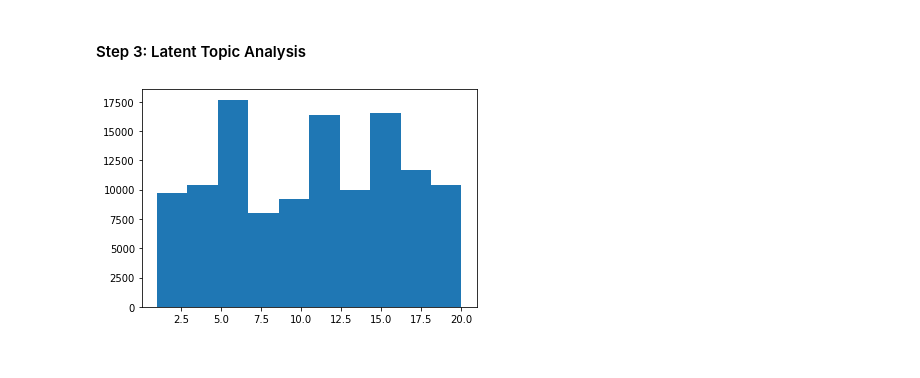
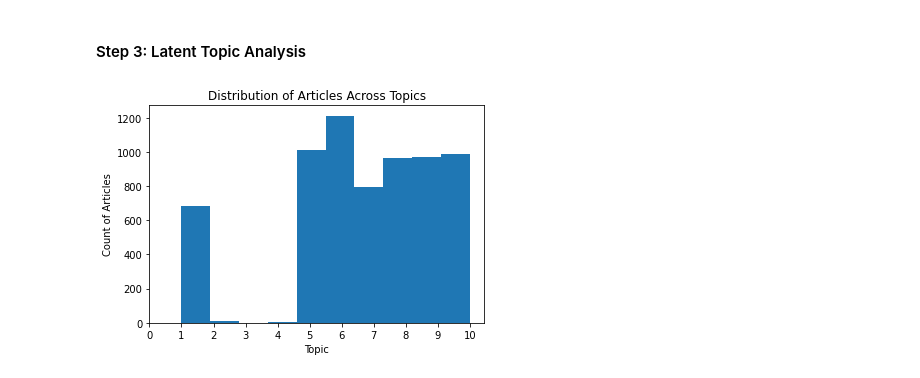
Before and after one commit to mlkimmins/OSCAR, a Jupyter notebook: topic_modeling.ipynb, the cells around one changed output. Drawn from its saved outputs; the diff is of its cells as text; code cells hidden in the pictures.

```diff
--- a/topic_modeling.ipynb
+++ b/topic_modeling.ipynb
@@ -27,7 +29,7 @@ from datasets import load_dataset
 [nltk_data]   Package wordnet is already up-to-date!
 # %%
 # Load pubmed dataset from huggingface
-articles = load_dataset("scientific_papers", "pubmed", split="train")
+articles = load_dataset("scientific_papers", "pubmed", split="validation")
 df_articles = pd.DataFrame(articles)
 # %% [output]
 Found cached dataset scientific_papers (/Users/mattroth/.cache/huggingface/datasets/scientific_papers/pubmed/1.1.1/306757013fb6f37089b6a75469e6638a553bd9f009484938d8f75a4c5e84206f)
@@ -55,14 +57,20 @@ tokenizer = RegexpTokenizer(
     "(?:(?<=\s)|(?<=^)|(?<=[>\"]))[a-z-']+(?:(?=\s)|(?=\:\s)|(?=$)|(?=[.!,;\"]))"
 )
 
-# Create custom stop words set
-custom_stop_words = text.ENGLISH_STOP_WORDS.union(["et","al","mg","l","kg","g","mm","nm","cm","dl","oz","ft","lb","ml"])
+# Create custom stop words set with units and others
+custom_stop_words = text.ENGLISH_STOP_WORDS.union([
+    "et","al", # from et al
+    "mg","g","kg","lb", # mass / weight
+    "ml","l","dl","oz", # volume
+    "nm","mm","cm","m","ft", # length
+    "c","f" # temperature
+    ])
 
 # Encode data with TF-IDF
 tfidf = TfidfVectorizer(lowercase=True,
-                        stop_words=custom_stop_words,
-                        max_df=0.95,
-                        min_df=2,
+                        stop_words=list(custom_stop_words),
+                        max_df=0.90, # ignore words occuring in more than this % of docs
+                        min_df=0.02, # ignore words occuring in less than this % of docs
                         max_features=1000,
                         tokenizer=tokenizer.tokenize)
 vectorized_articles = tfidf.fit_transform(df_articles["article_lemmatized"])
@@ -75,7 +81,8 @@ KeyboardInterrupt:
 #### Step 2: Run LDA
 # %%
 # Instantiate LDA
-lda = LDA(n_components=20)
+n_topics = 10
+lda = LDA(n_components=n_topics)
 
 # Run on vectorized_articles
 X_topics = lda.fit_transform(vectorized_articles)
@@ -119,16 +116,18 @@ Topic 20: ['artery', 'left', 'cardiac', 'pulmonary', 'right', 'coronary', 'patie
 # %%
 # Assign topics to articles
-article_topic = lda.transform(vectorized_articles)
+article_topics = lda.transform(vectorized_articles)
 
 topics = []
-for i in range(article_topic.shape[0]):
+for i in range(article_topics.shape[0]):
 
     # Get most likely topic for each article
-    topic = article_topic[i].argmax() + 1
+    topic = article_topics[i].argmax() + 1
     topics.append(topic)
 
-# Add column to df_articles
-df_articles["topic"] = topics
+# Add columns to df_articles
+df_articles["main_topic"] = topics
+for i in range(article_topics.shape[1]):
+    df_articles[f"topic{i+1}_prob"] = article_topics[:,i]
 # %%
 # Inspect df_articles with topic
 df_articles.head()
@@ -143,7 +142,11 @@ df_articles.head()
 #### Step 3: Latent Topic Analysis
 # %%
 # View distribution of articles over topics
-plt.hist(df_articles["topic"])
+plt.hist(df_articles["main_topic"], bins=n_topics)
+plt.xticks(np.arange(0, n_topics+1, 1.0))
+plt.xlabel("Topic")
+plt.ylabel("Count of Articles")
+plt.title("Distribution of Articles Across Topics")
 plt.show()
 # %% [output]
-[figure, old version]
+[figure, new version]
```
Also changed, not shown: parts of 7 cells of this notebook.
